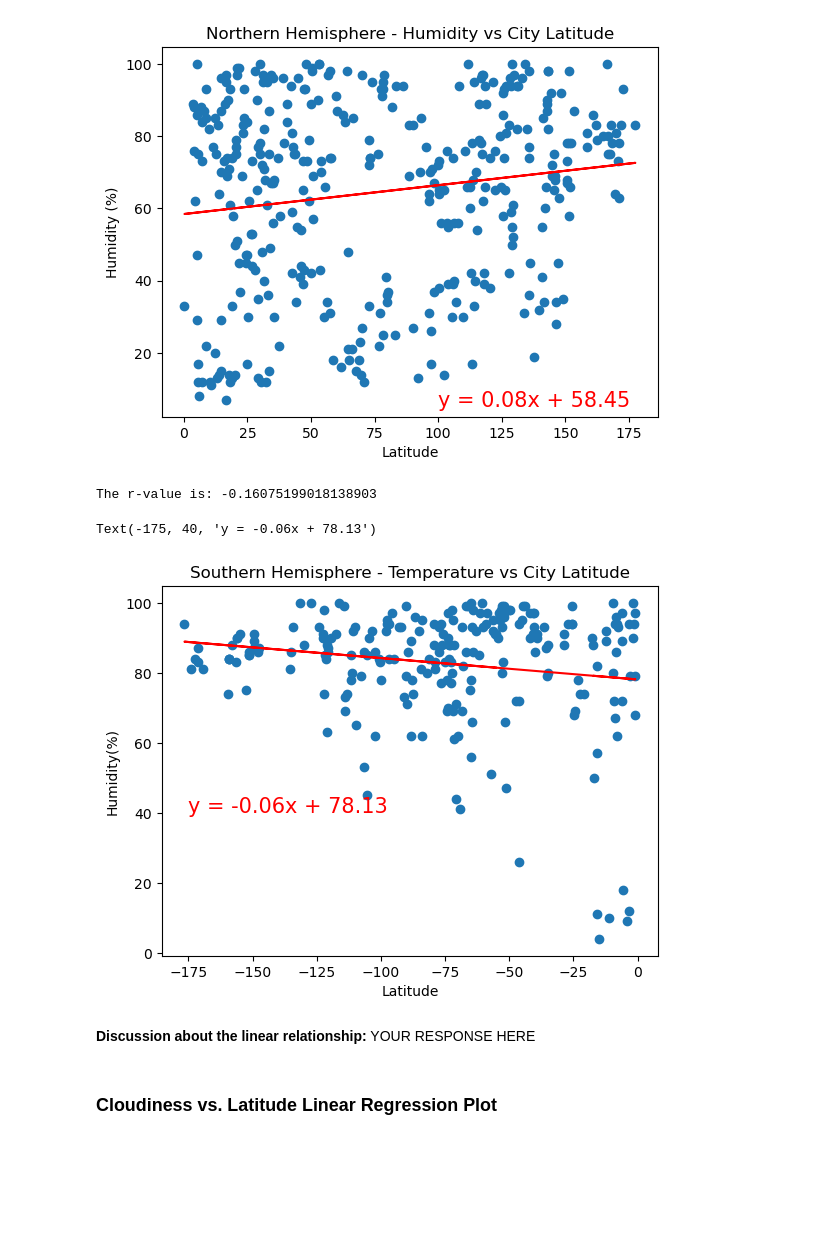
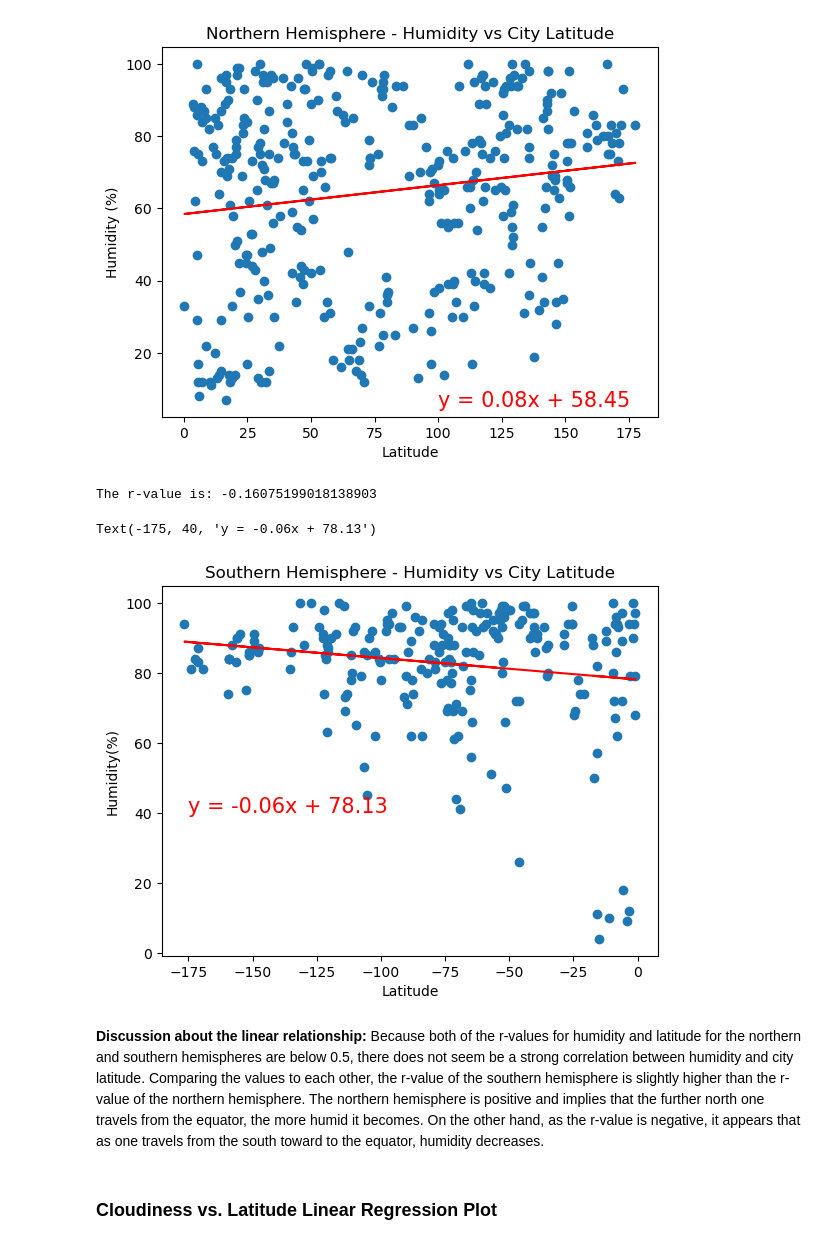
Before and after one commit to smepps1989/python-api-challenge, a Jupyter notebook: WeatherPy/WeatherPy.ipynb, the cells around one changed output. Saved outputs shown, nothing was run; the diff lists cells and outputs as text; code cells hidden in the pictures; blank space fills up the shorter version.

Commit message:
write discussions for linear regression

```diff
--- a/WeatherPy/WeatherPy.ipynb
+++ b/WeatherPy/WeatherPy.ipynb
@@ -354,19 +354,19 @@ Text(100, 5, 'y = 0.08x + 58.45')
 # %%
 # Southern Hemisphere
 x = southern_hemi_df["Lat"]
 y = southern_hemi_df["Humidity"]
 plt.scatter(x, y)
 plt.xlabel("Latitude")
 plt.ylabel("Humidity(%)")
-plt.title("Southern Hemisphere - Temperature vs City Latitude")
+plt.title("Southern Hemisphere - Humidity vs City Latitude")
 linear_regression(x,y)
 (slope, intercept, r_value, p_value, stderr) = linregress(x,y)
 plt.annotate(f'y = {round(slope,2)}x + {round(intercept,2)}', (-175, 40),fontsize=15,color="red")
 # %% [output]
 The r-value is: -0.16075199018138903
 Text(-175, 40, 'y = -0.06x + 78.13')
-[figure, old version]
+[figure, new version]
-# %% [markdown]
-**Discussion about the linear relationship:** YOUR RESPONSE HERE
+# %% [markdown]
+**Discussion about the linear relationship:** Because both of the r-values for humidity and latitude for the northern and southern hemispheres are below 0.5, there does not seem be a strong correlation between humidity and city latitude. Comparing the values to each other, the r-value of the southern hemisphere is slightly higher than the r-value of the northern hemisphere. The northern hemisphere is positive and implies that the further north one travels from the equator, the more humid it becomes. On the other hand, as the r-value is negative, it appears that as one travels from the south toward to the equator, humidity decreases.
 # %% [markdown]
 ### Cloudiness vs. Latitude Linear Regression Plot
```
Also changed, not shown: parts of 14 cells of this notebook.
